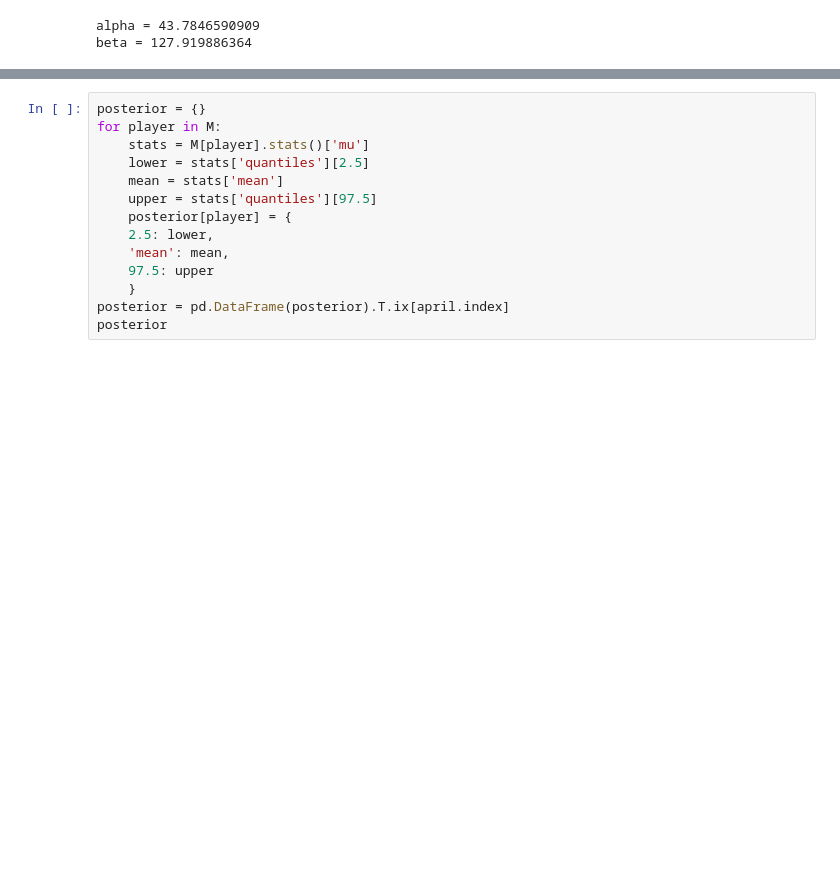
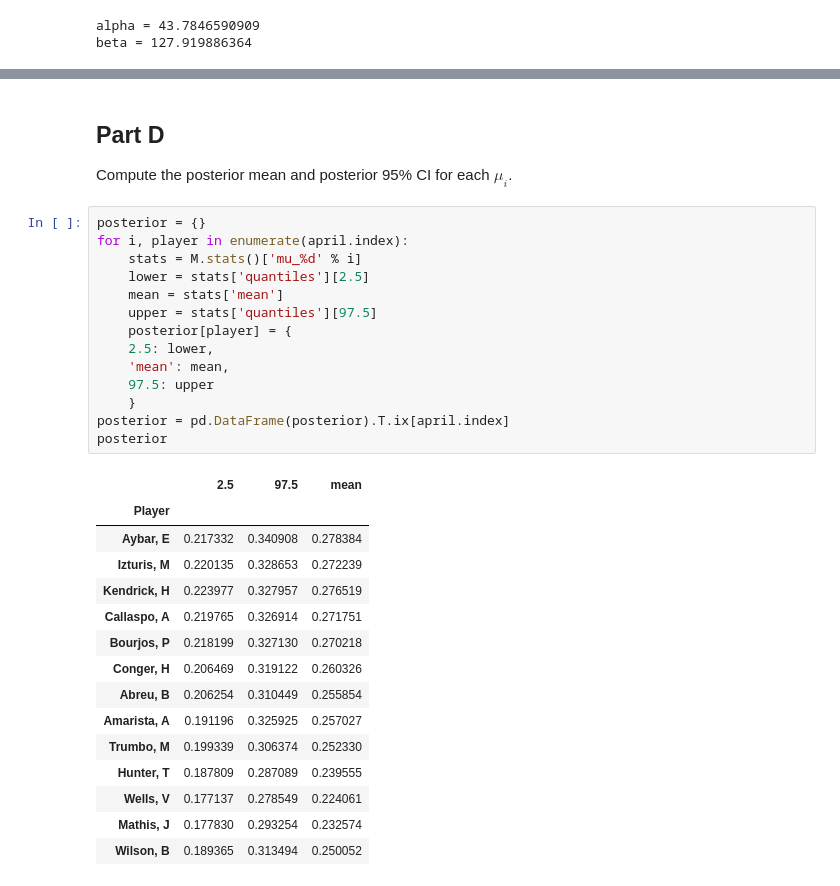
Before and after one commit to jhamrick/fall2013-python-seminar, a Jupyter notebook: hw11/batting-averages.ipynb, the cells around one changed output, grey strips where cells are left out. Drawn from its saved outputs; the diff is of its cells as text; blank space fills up the shorter version.

```diff
--- a/hw11/batting-averages.ipynb
+++ b/hw11/batting-averages.ipynb
@@ -85,17 +110,37 @@ plt.tight_layout()
+# %% [markdown]
+## Part D
+
+Compute the posterior mean and posterior 95% CI for each $\mu_i$.
 # %%
 posterior = {}
-for player in M:
-    stats = M[player].stats()['mu']
+for i, player in enumerate(april.index):
+    stats = M.stats()['mu_%d' % i]
     lower = stats['quantiles'][2.5]
     mean = stats['mean']
     upper = stats['quantiles'][97.5]
     posterior[player] = {
 	2.5: lower,
 	'mean': mean,
 	97.5: upper
     }
 posterior = pd.DataFrame(posterior).T.ix[april.index]
 posterior
+# %% [output]
+|  | 2.5 | 97.5 | mean |
+| Player |  |  |  |
+| Aybar, E | 0.217332 | 0.340908 | 0.278384 |
+| Izturis, M | 0.220135 | 0.328653 | 0.272239 |
+| Kendrick, H | 0.223977 | 0.327957 | 0.276519 |
+| Callaspo, A | 0.219765 | 0.326914 | 0.271751 |
+| Bourjos, P | 0.218199 | 0.327130 | 0.270218 |
+| Conger, H | 0.206469 | 0.319122 | 0.260326 |
+| Abreu, B | 0.206254 | 0.310449 | 0.255854 |
+| Amarista, A | 0.191196 | 0.325925 | 0.257027 |
+| Trumbo, M | 0.199339 | 0.306374 | 0.252330 |
+| Hunter, T | 0.187809 | 0.287089 | 0.239555 |
+| Wells, V | 0.177137 | 0.278549 | 0.224061 |
+| Mathis, J | 0.177830 | 0.293254 | 0.232574 |
+| Wilson, B | 0.189365 | 0.313494 | 0.250052 |
 # %%
 accuracy = (year['AVG'] > posterior[2.5]) & (year['AVG'] < posterior[97.5])
 print """Full-season batting average falls within the 95%% CI for %d players:
```
Also changed, not shown: parts of 17 cells of this notebook.
